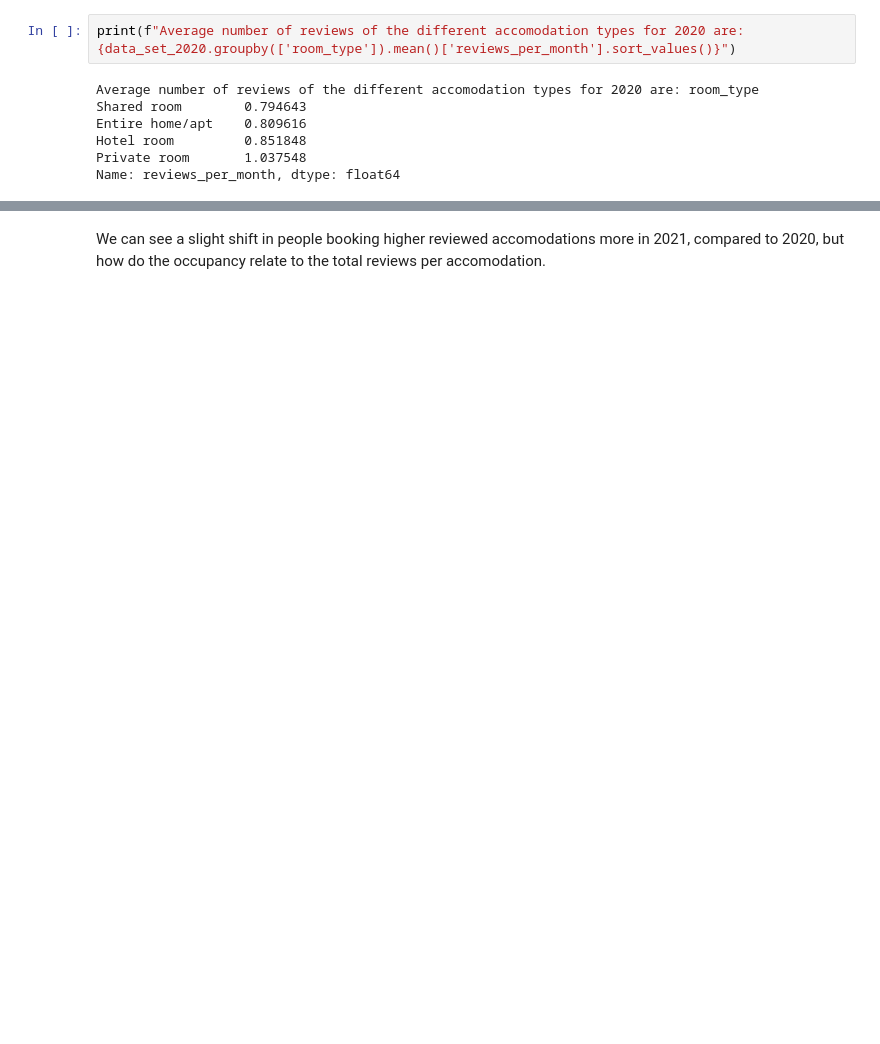
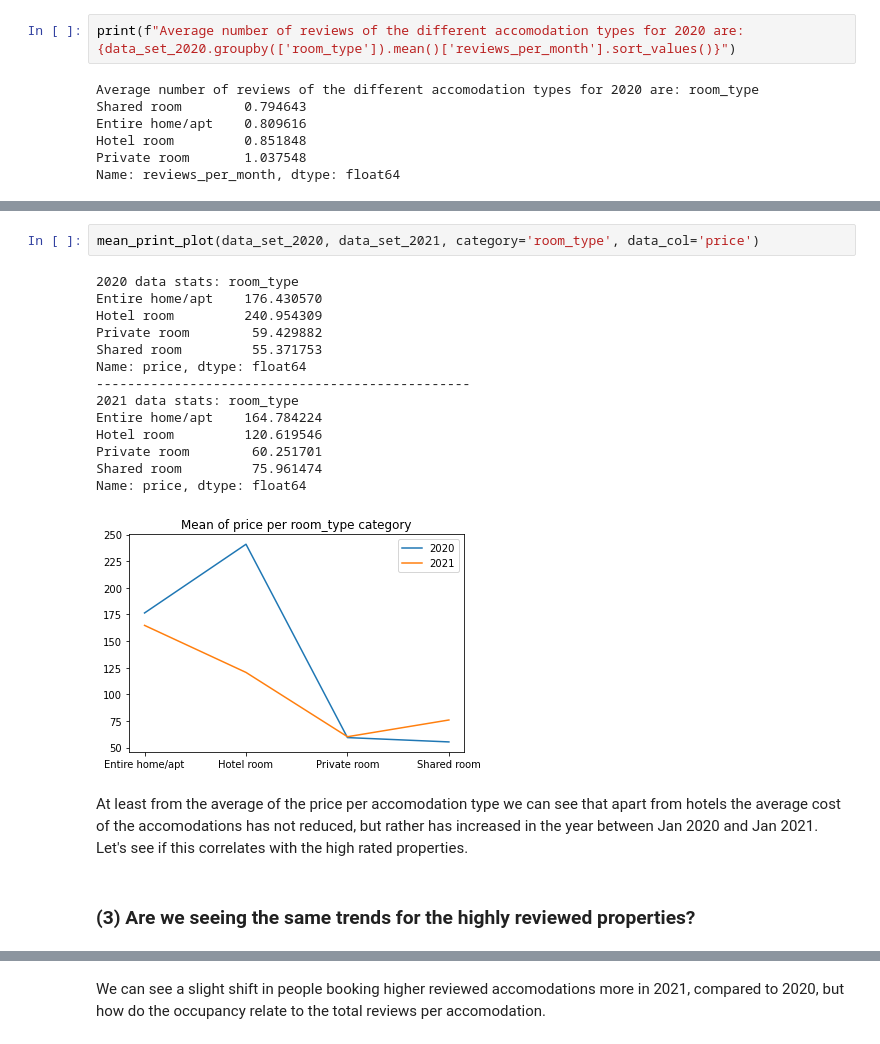
Before and after one commit to shristov1/Covid19_data_analysis, a Jupyter notebook: AirBnB London.ipynb, the cells around one changed output, grey strips where cells are left out. Saved outputs shown, nothing was run; the diff lists cells and outputs as text; blank space fills up the shorter version.

```diff
--- a/AirBnB London.ipynb
+++ b/AirBnB London.ipynb
@@ -131,0 +196,21 @@ Using the reviews to estimate occupancy (the same method for esitmating occupanc
+# %%
+mean_print_plot(data_set_2020, data_set_2021, category='room_type', data_col='price')
+# %% [output]
+2020 data stats: room_type
+Entire home/apt    176.430570
+Hotel room         240.954309
+Private room        59.429882
+Shared room         55.371753
+Name: price, dtype: float64
+------------------------------------------------
+2021 data stats: room_type
+Entire home/apt    164.784224
+Hotel room         120.619546
+Private room        60.251701
+Shared room         75.961474
+Name: price, dtype: float64
+[figure, added]
+# %% [markdown]
+At least from the average of the price per accomodation type we can see that apart from hotels the average cost of the accomodations has not reduced, but rather has increased in the year between Jan 2020 and Jan 2021. Let's see if this correlates with the high rated properties.
+# %% [markdown]
+### (3) Are we seeing the same trends for the highly reviewed properties?
```
Also changed, not shown: parts of 53 cells of this notebook.
